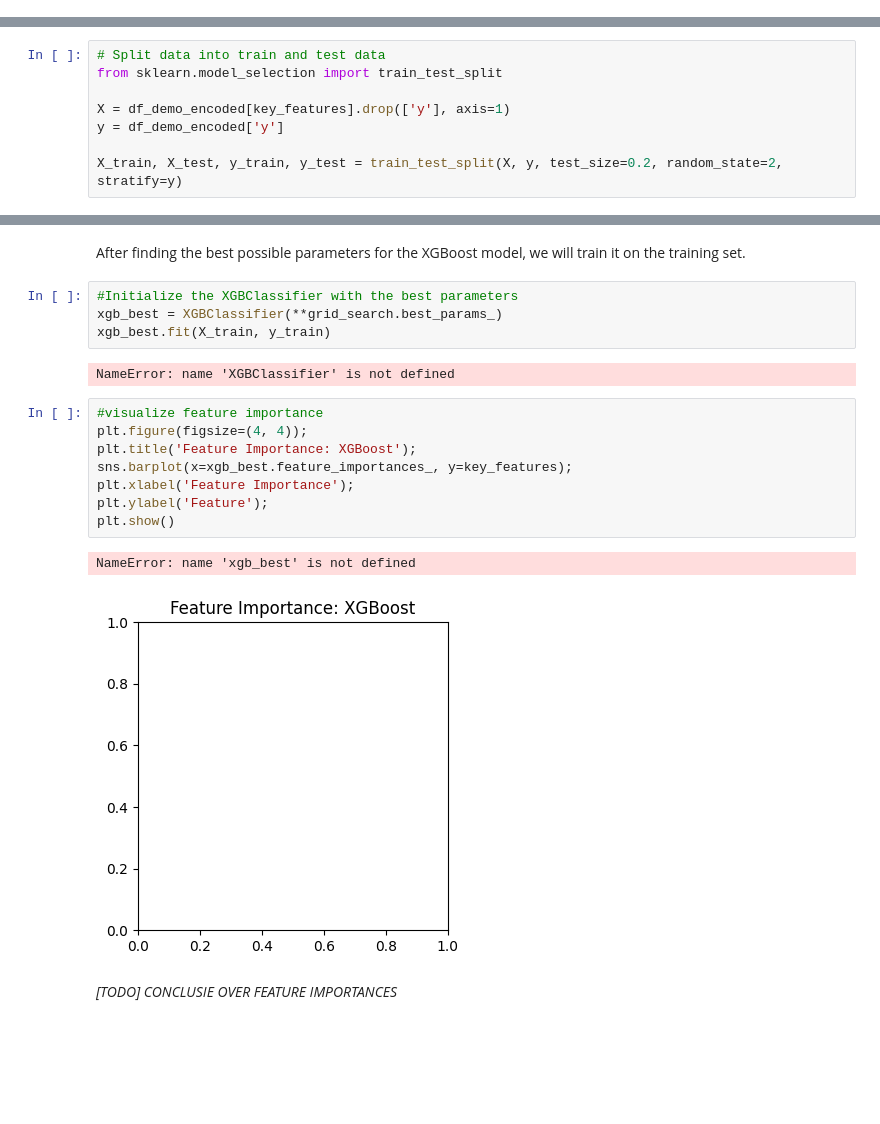
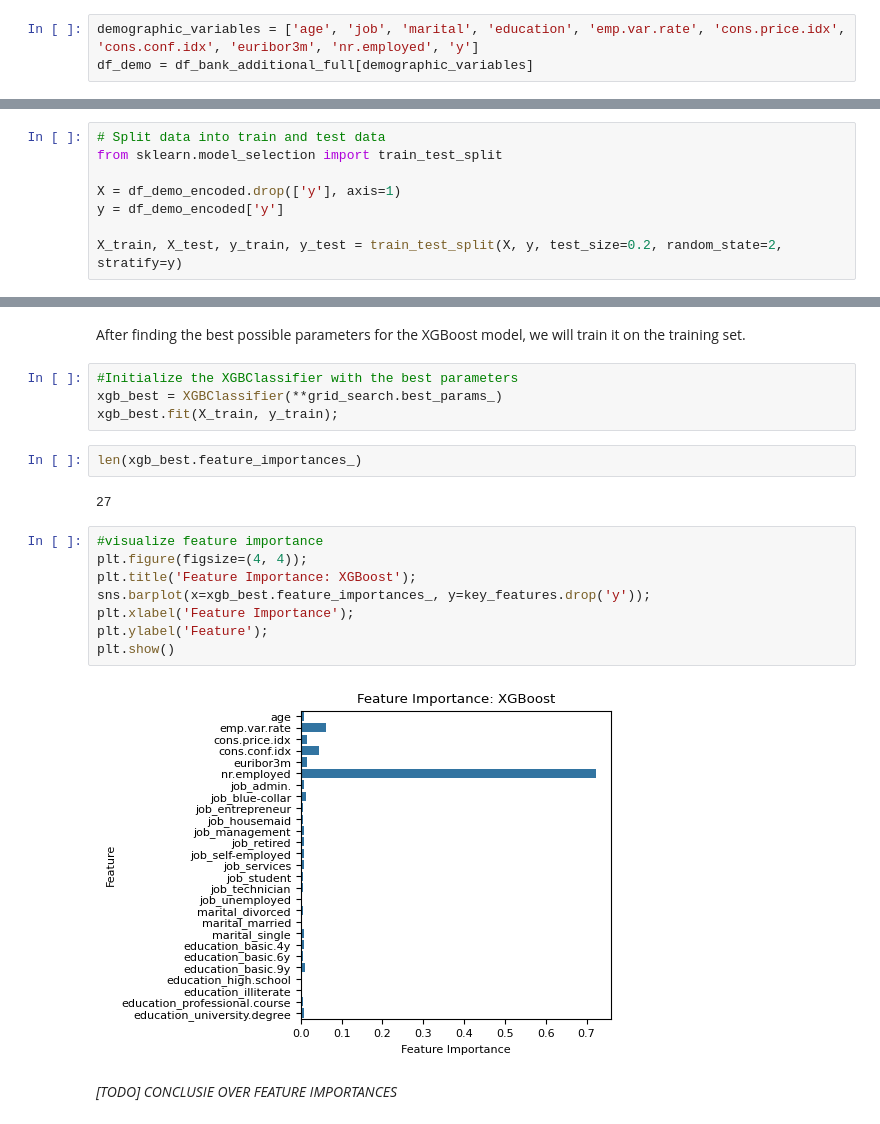
Before and after one commit to DSBE-Semester-A/DataMining, a Jupyter notebook: Assignment2/Assignment_2.ipynb, the cells around one changed output, grey strips where cells are left out. Drawn from its saved outputs; the diff is of its cells as text; blank space fills up the shorter version.

```diff
--- a/Assignment2/Assignment_2.ipynb
+++ b/Assignment2/Assignment_2.ipynb
@@ -56 +53,4 @@ df_demo = df_bank_full[demographic_variables]
+# %%
+demographic_variables = ['age', 'job', 'marital', 'education', 'emp.var.rate', 'cons.price.idx', 'cons.conf.idx', 'euribor3m', 'nr.employed', 'y']
+df_demo = df_bank_additional_full[demographic_variables]
 # %% [markdown]
@@ -739,7 +783,7 @@ First, we split the data into train and test data. We will use 80% of the data f
 # Split data into train and test data
 from sklearn.model_selection import train_test_split
 
-X = df_demo_encoded[key_features].drop(['y'], axis=1)
+X = df_demo_encoded.drop(['y'], axis=1)
 y = df_demo_encoded['y']
 
 X_train, X_test, y_train, y_test = train_test_split(X, y, test_size=0.2, random_state=2, stratify=y)
@@ -782,20 +826,21 @@ After finding the best possible parameters for the XGBoost model, we will train
 # %%
 #Initialize the XGBClassifier with the best parameters
 xgb_best = XGBClassifier(**grid_search.best_params_)
-xgb_best.fit(X_train, y_train)
+xgb_best.fit(X_train, y_train);
-# %% [output]
-NameError: name 'XGBClassifier' is not defined
+# %%
+len(xgb_best.feature_importances_)
+# %% [output]
+27
 # %%
 #visualize feature importance
 plt.figure(figsize=(4, 4));
 plt.title('Feature Importance: XGBoost');
-sns.barplot(x=xgb_best.feature_importances_, y=key_features);
+sns.barplot(x=xgb_best.feature_importances_, y=key_features.drop('y'));
 plt.xlabel('Feature Importance');
 plt.ylabel('Feature');
 plt.show()
 # %% [output]
-NameError: name 'xgb_best' is not defined
-[figure, old version]
+[figure, new version]
 # %% [markdown]
 *[TODO] CONCLUSIE OVER FEATURE IMPORTANCES*
 # %% [markdown]
```
Also changed, not shown: parts of 32 cells of this notebook, 1 other file.
